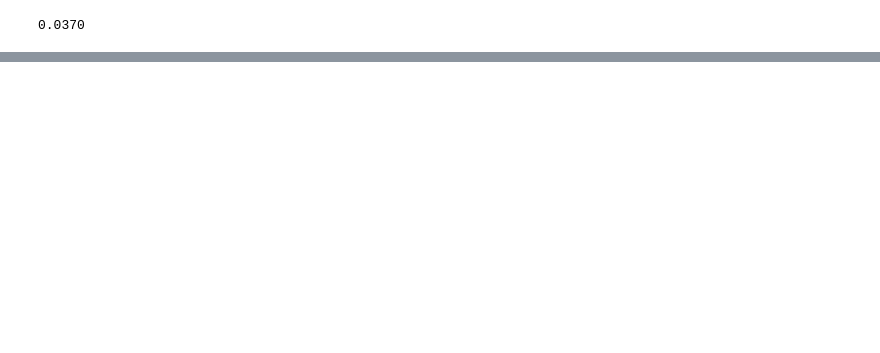
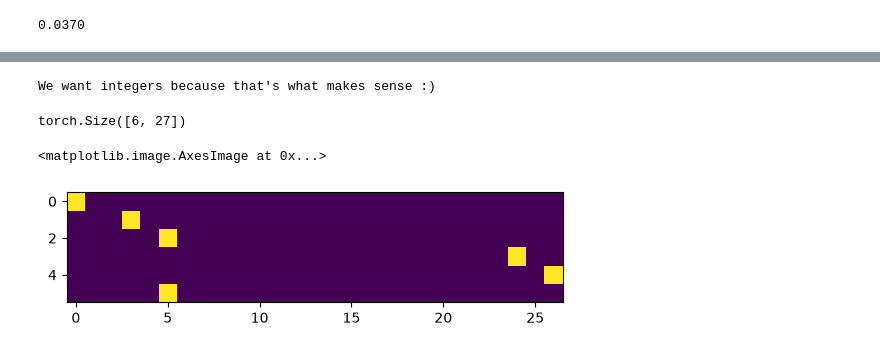
Before and after one commit to Galus/karpathy, a Jupyter notebook: 02-bigram-lm-makemore.ipynb, the cells around one changed output, grey strips where cells are left out. Saved outputs shown, nothing was run; the diff lists cells and outputs as text; code cells hidden in the pictures; blank space fills up the shorter version.

```diff
--- a/02-bigram-lm-makemore.ipynb
+++ b/02-bigram-lm-makemore.ipynb
@@ -199,7 +202,7 @@ P /= P_sums # potentially faster than above
 # %%
 # Generating words
 g = torch.Generator().manual_seed(2147483647)
-words = []
+wordz = []
 for i in range(20):
     ix = 0
     word = ""
@@ -216,6 +219,6 @@ for i in range(20):
         if ix == 0:
             break
         word += alphabet[ix]
-    words.append(word)
-print(words)
+    wordz.append(word)
+print(wordz)
 # %% [output]
@@ -374,0 +542,21 @@ average negative log likelihood: 2.379365921020508
+# %%
+# create training set of all bigrams (x,y)
+xs,ys = [],[]
+
+#print(words)
+for w in words[:1]:
+    w = ['.'] + list(w) + ['.']
+    for c1, c2 in zip(w, w[1:]):
+        atoi_c1 = atoi[c1]
+        atoi_c2 = atoi[c2]
+        print(f'bigram: {(c1,c2)}')
+        xs.append(atoi_c1)
+        ys.append(atoi_c2)
+
+xs = torch.tensor(xs) #inputs
+ys = torch.tensor(ys) #outputs
+
+print(f'for word: {"".join(words[:1][0])}')
+print(f'we get {(len(words[:1][0])+1)} test cases, 7 x->y\'s')
+print(f'inputs  {xs=}')
+print(f'outputs {ys=}')
@@ -374,0 +574,28 @@ average negative log likelihood: 2.379365921020508
+# %%
+# torch.tensor vs torch.Tensor difference
+
+# .tensor() infers dtype
+# .Tensor() returns dtype float
+
+# Karpathy advises to use lowercase .tensor()
+print("We want integers because that's what makes sense :) ")
+# %% [output]
+We want integers because that's what makes sense :)
+# %%
+# We're going to 1 hot encode these integers
+# where 3 => [0, 0, 0, 1, 0, 0, ...]
+#       5 => [0, 0, 0, 0, 0, 1, ...]
+#       0 => [1, 0, 0, 0, 0, 0, ...]
+# I call these dummies
+
+import torch.nn.functional as F
+xenc = F.one_hot(xs, num_classes=27)
+
+
+xenc = xenc.float() # prep the dtype for neuron
+print(xenc.shape)
+plt.imshow(xenc)
+# %% [output]
+torch.Size([6, 27])
+<matplotlib.image.AxesImage at 0x...>
+[figure, added]
```
Also changed, not shown: parts of 34 cells of this notebook.
